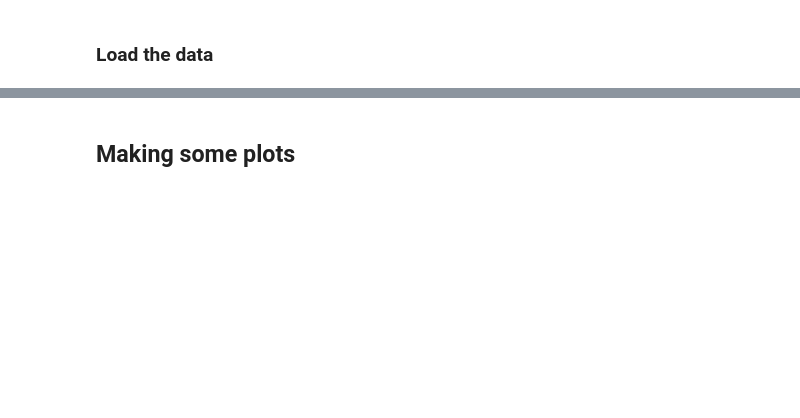
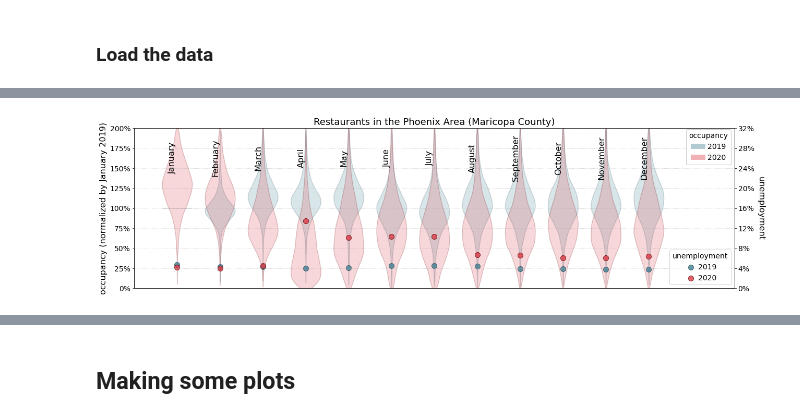
Before and after one commit to talismanbrandi/Human-Mobility-COVID-19, a Jupyter notebook: Notebooks/data-exploration.ipynb, the cells around one changed output, grey strips where cells are left out. Cells and saved outputs as stored; diff of their text form; code cells hidden in the pictures; blank space fills up the shorter version.

```diff
--- a/Notebooks/data-exploration.ipynb
+++ b/Notebooks/data-exploration.ipynb
@@ -87,0 +297,10 @@ dict_df['Department Stores']
+# %%
+dict_df_analysis_Phoenix = getOccupancyDistribution('Phoenix')
+# %%
+title = 'Restaurants in the Phoenix Area (Maricopa County)'
+filename = '../plots/Phoenix-Restaurants.png'
+unemp_data = df_unemp.Maricopa
+
+makeViolin(dict_df_analysis_Phoenix, unemp_data, title, filename, 'Restaurants')
+# %% [output]
+[figure, added]
```
Also changed, not shown: parts of 32 cells of this notebook, 13 other files.
